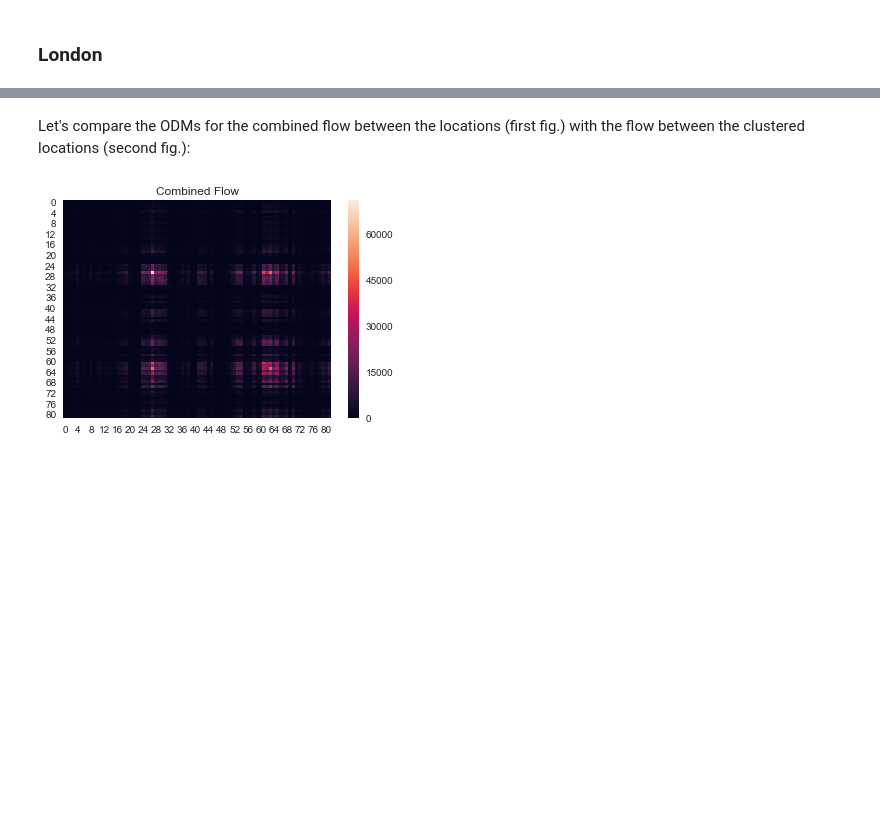
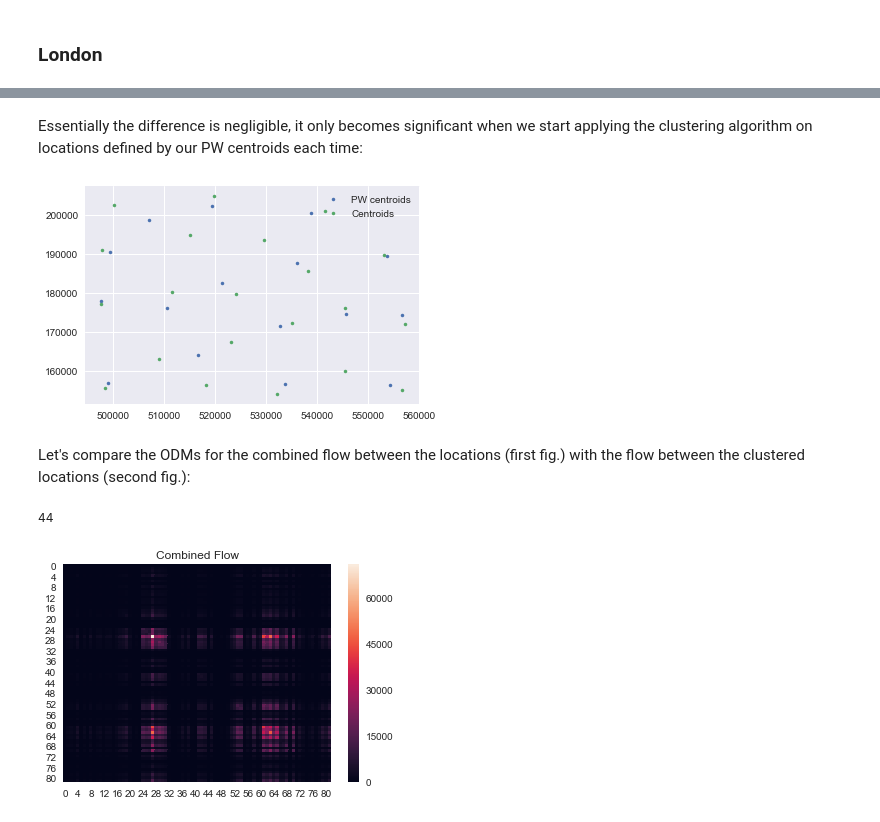
Before and after one commit to jbremz/human_mob, a Jupyter notebook: Notebooks/Ilaria's Log/Week 14.ipynb, the cells around one changed output, grey strips where cells are left out. Saved outputs shown, nothing was run; the diff lists cells and outputs as text; code cells hidden in the pictures; blank space fills up the shorter version.

```diff
--- a/Notebooks/Ilaria's Log/Week 14.ipynb
+++ b/Notebooks/Ilaria's Log/Week 14.ipynb
@@ -43,5 +80,21 @@ lon_df = df[df['Easting'] < 561966][df['Easting'] > 493024][df['Northing'] < 207
+# %% [markdown]
+Essentially the difference is negligible, it only becomes significant when we start applying the clustering algorithm on locations defined by our PW centroids each time:
+# %%
+clusters = eps_scale.iterate(lon_df, 5000, 4, pw = True)[-1]
+plt.plot(clusters.pw_centroids()[0], clusters.pw_centroids()[1], '.', label=  "PW centroids")
+
+clusters = eps_scale.iterate(lon_df, 5000, 4, pw = False)[-1]
+plt.plot(clusters.pw_centroids()[0], clusters.pw_centroids()[1], '.', label = "Centroids")
+plt.legend()
+plt.show()
+# %% [output]
+[figure, added]
 # %% [markdown]
 Let's compare the ODMs for the combined flow between the locations (first fig.) with the flow between the clustered locations (second fig.):
+# %%
+eps_scale.iterate(lon_df, 5000, 2, pw = True)[1].clusters_num
+# %% [output]
+44
 # %%
 sns.heatmap(eps_scale.reduced_ODM(eps_scale.lon_df, 5000, 0))
 plt.title("Combined Flow")
```
Also changed, not shown: parts of 12 cells of this notebook, 4 other files.
